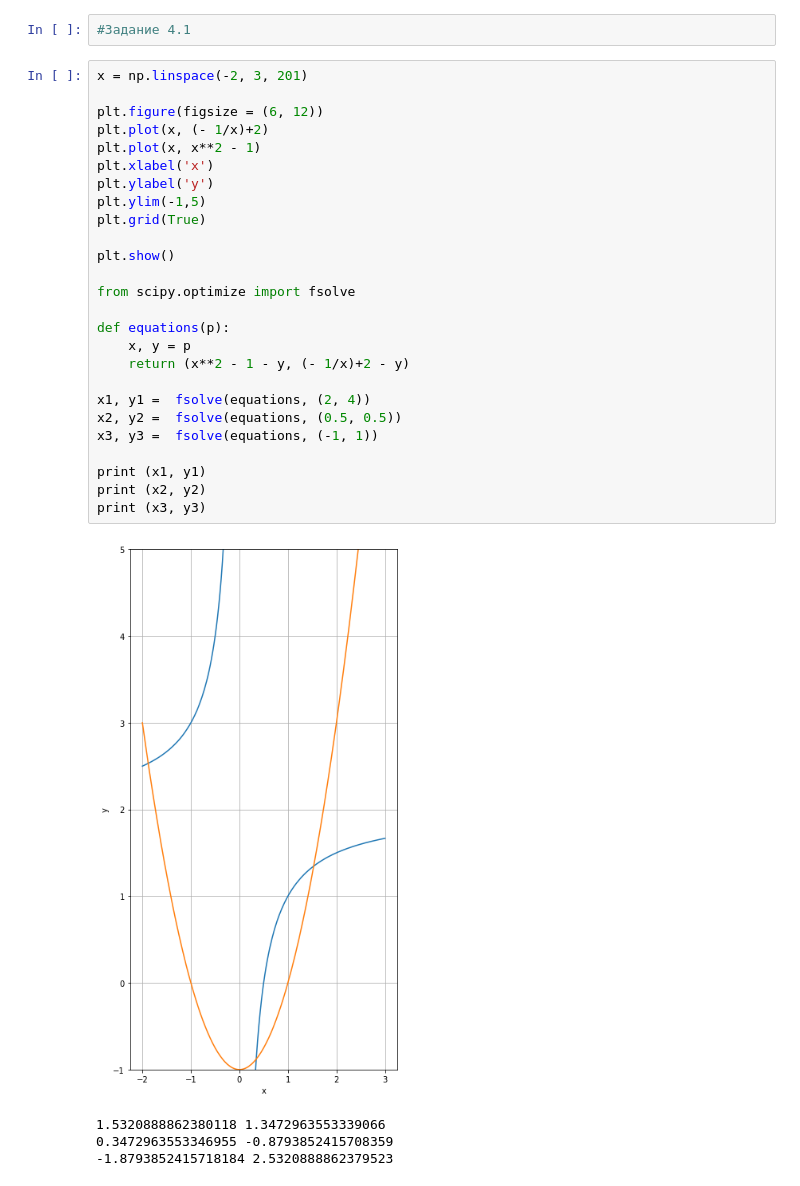
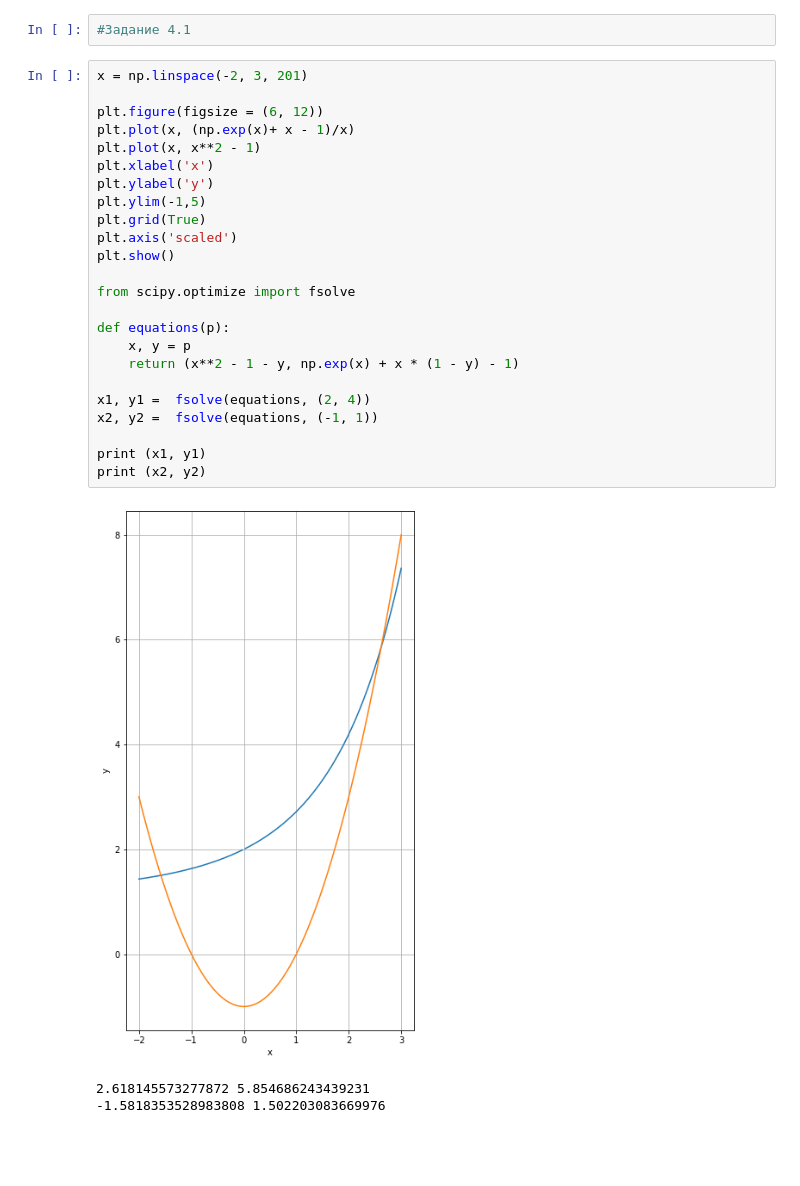
Before and after one commit to Taisya1sech/Maths, a Jupyter notebook: Untitled.ipynb, the cells around one changed output. Cells and saved outputs as stored; diff of their text form; blank space fills up the shorter version.

```diff
--- a/Untitled.ipynb
+++ b/Untitled.ipynb
@@ -74,31 +74,28 @@ plt.show()
 # %%
 x = np.linspace(-2, 3, 201)
 
 plt.figure(figsize = (6, 12))
-plt.plot(x, (- 1/x)+2)
+plt.plot(x, (np.exp(x)+ x - 1)/x)
 plt.plot(x, x**2 - 1)
 plt.xlabel('x')
 plt.ylabel('y')
 plt.ylim(-1,5)
 plt.grid(True)
-
+plt.axis('scaled')
 plt.show()
 
 from scipy.optimize import fsolve
 
 def equations(p):
     x, y = p
-    return (x**2 - 1 - y, (- 1/x)+2 - y)
+    return (x**2 - 1 - y, np.exp(x) + x * (1 - y) - 1)
 
 x1, y1 =  fsolve(equations, (2, 4))
-x2, y2 =  fsolve(equations, (0.5, 0.5))
-x3, y3 =  fsolve(equations, (-1, 1))
+x2, y2 =  fsolve(equations, (-1, 1))
 
 print (x1, y1)
 print (x2, y2)
-print (x3, y3)
 # %% [output]
-[figure, old version]
+[figure, new version]
-1.5320888862380118 1.3472963553339066
-0.3472963553346955 -0.8793852415708359
--1.8793852415718184 2.5320888862379523
+2.618145573277872 5.854686243439231
+-1.5818353528983808 1.502203083669976
```
Also changed, not shown: 3 other files.
